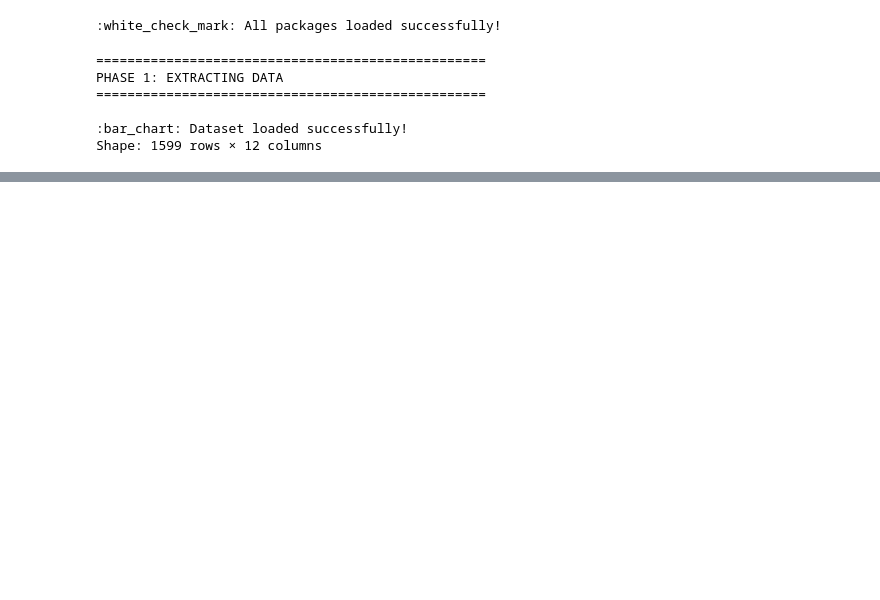
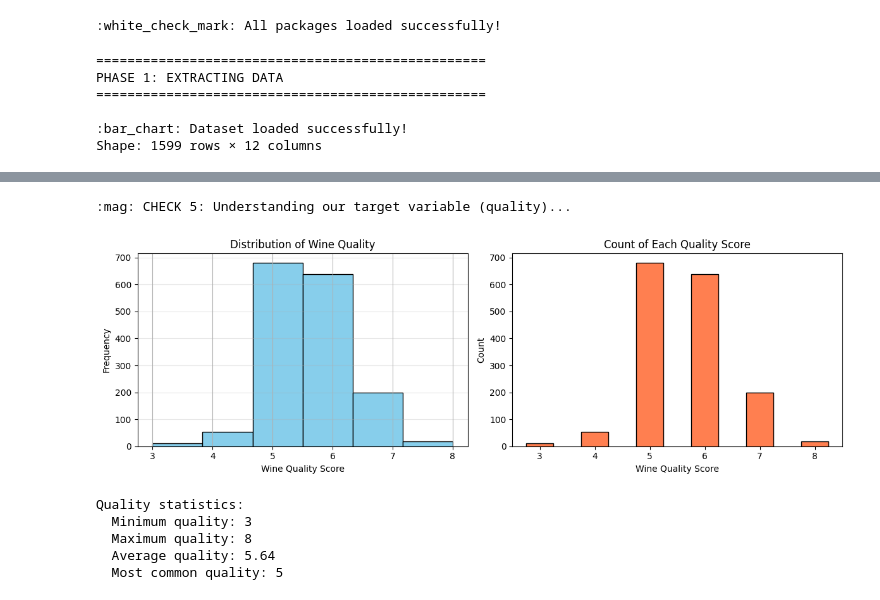
Before and after one commit to StrayDogSyn/AISE-Curriculum-Weekly, a Jupyter notebook: in_class_demo.ipynb, the cells around one changed output, grey strips where cells are left out. Saved outputs shown, nothing was run; the diff lists cells and outputs as text; code cells hidden in the pictures; blank space fills up the shorter version.

```diff
--- a/in_class_demo.ipynb
+++ b/in_class_demo.ipynb
@@ -55,0 +79,40 @@ Shape: 1599 rows × 12 columns
+# %%
+# Check 5: Visualize the target variable
+print("\n:mag: CHECK 5: Understanding our target variable (quality)...")
+
+# Create a figure with two subplots
+plt.figure(figsize=(12, 4))
+
+# Histogram
+plt.subplot(1, 2, 1)
+df['quality'].hist(bins=6, edgecolor='black', color='skyblue')
+plt.xlabel('Wine Quality Score')
+plt.ylabel('Frequency')
+plt.title('Distribution of Wine Quality')
+plt.grid(axis='y', alpha=0.3)
+
+# Value counts bar plot
+plt.subplot(1, 2, 2)
+quality_counts = df['quality'].value_counts().sort_index()
+quality_counts.plot(kind='bar', color='coral', edgecolor='black')
+plt.xlabel('Wine Quality Score')
+plt.ylabel('Count')
+plt.title('Count of Each Quality Score')
+plt.xticks(rotation=0)
+
+plt.tight_layout()
+plt.show()
+
+print(f"\nQuality statistics:")
+print(f"  Minimum quality: {df['quality'].min()}")
+print(f"  Maximum quality: {df['quality'].max()}")
+print(f"  Average quality: {df['quality'].mean():.2f}")
+print(f"  Most common quality: {df['quality'].mode()[0]}")
+# %% [output]
+:mag: CHECK 5: Understanding our target variable (quality)...
+[figure, added]
+Quality statistics:
+  Minimum quality: 3
+  Maximum quality: 8
+  Average quality: 5.64
+  Most common quality: 5
```
Also changed, not shown: parts of 12 cells of this notebook, 31 other files.
